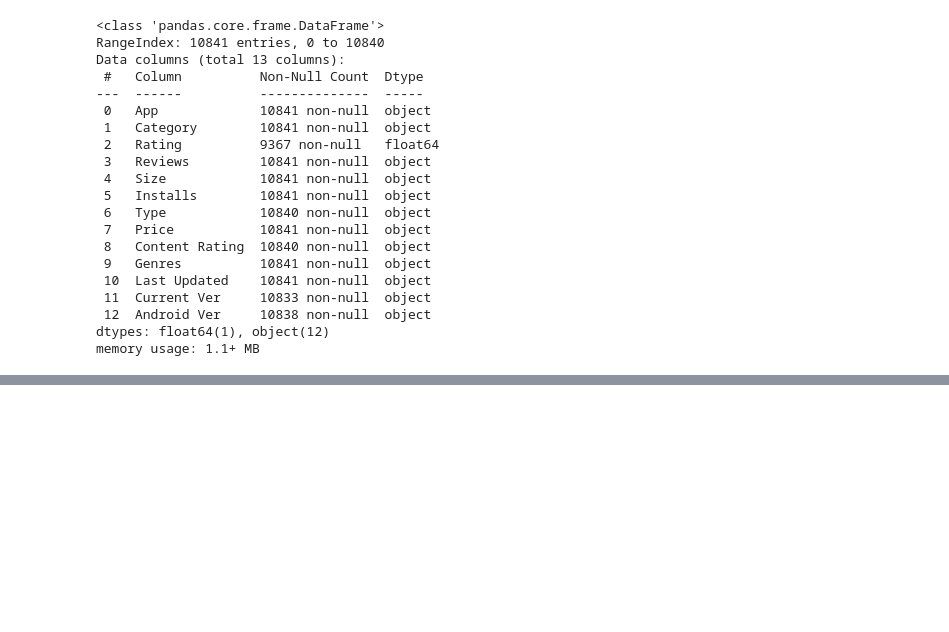
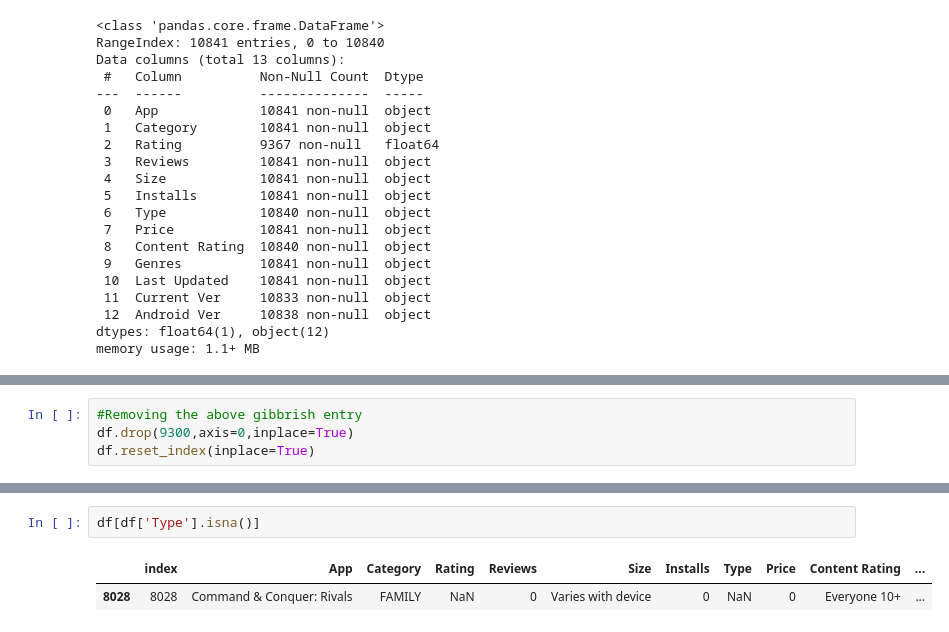
Before and after one commit to asadalam1/play_store_app_analysis, a Jupyter notebook: Play_Store_App_Review_Analysis_Capstone_Project.ipynb, the cells around one changed output, grey strips where cells are left out. Cells and saved outputs as stored; diff of their text form; blank space fills up the shorter version.

```diff
--- a/Play_Store_App_Review_Analysis_Capstone_Project.ipynb
+++ b/Play_Store_App_Review_Analysis_Capstone_Project.ipynb
@@ -68,0 +139,4 @@ df.head()
+# %%
+#Removing the above gibbrish entry
+df.drop(9300,axis=0,inplace=True)
+df.reset_index(inplace=True)
@@ -68,0 +163,5 @@ df.head()
+# %%
+df[df['Type'].isna()]
+# %% [output]
+|  | index | App | Category | Rating | Reviews | Size | Installs | Type | Price | Content Rating | ... |
+| 8028 | 8028 | Command & Conquer: Rivals | FAMILY | NaN | 0 | Varies with device | 0 | NaN | 0 | Everyone 10+ | ... |
```
Also changed, not shown: parts of 9 cells of this notebook.
